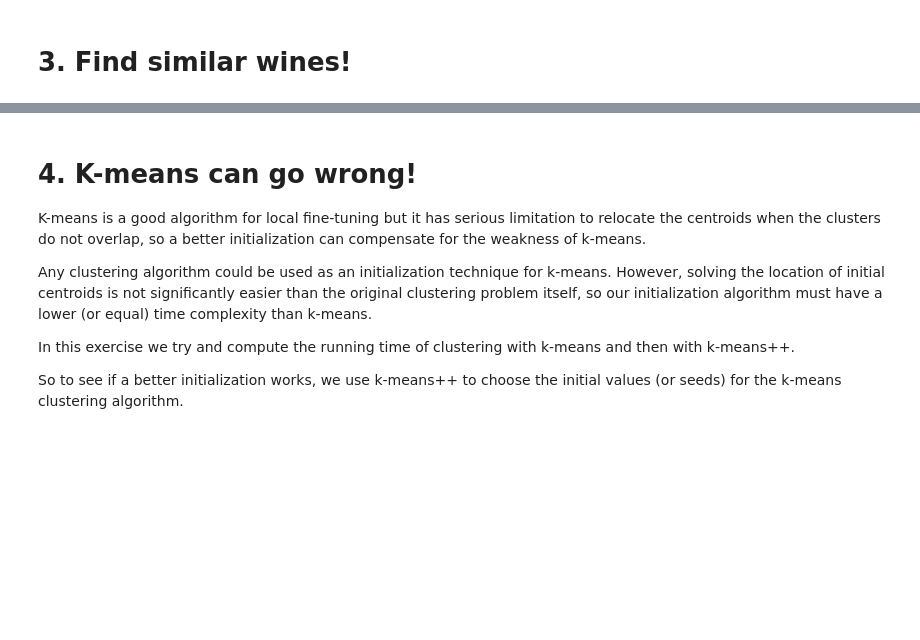
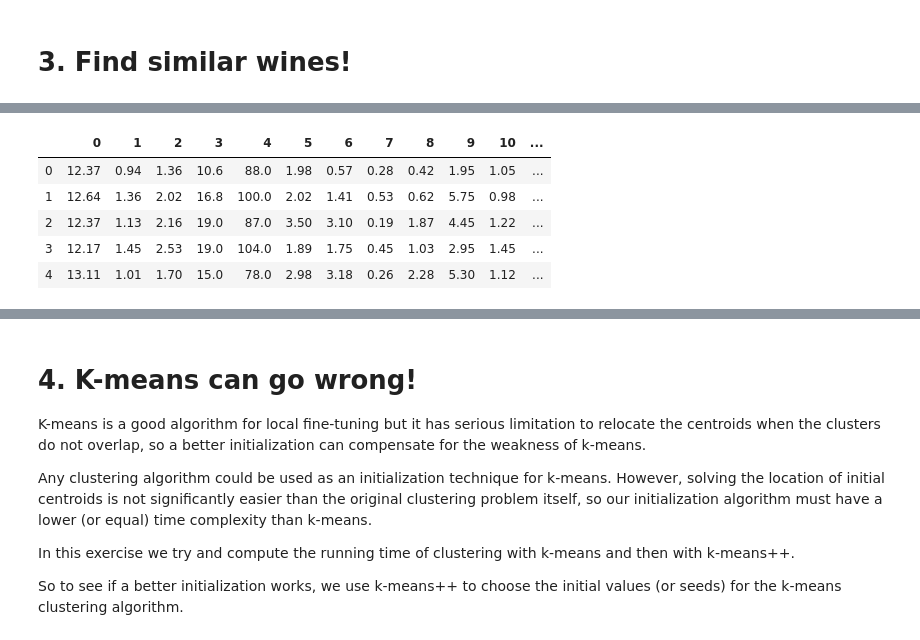
Before and after one commit to silviuspac/ADM-Homework4, a Jupyter notebook: main.ipynb, the cells around one changed output, grey strips where cells are left out. Saved outputs shown, nothing was run; the diff lists cells and outputs as text; code cells hidden in the pictures; blank space fills up the shorter version.

```diff
--- a/main.ipynb
+++ b/main.ipynb
@@ -334,0 +461,9 @@ This is thw worst case, in fact if $ M >>> N :  O(M^2*N) \rightarrow O(M^2) $
+# %%
+clusters_df.head(5)
+# %% [output]
+|  | 0 | 1 | 2 | 3 | 4 | 5 | 6 | 7 | 8 | 9 | 10 | ... |
+| 0 | 12.37 | 0.94 | 1.36 | 10.6 | 88.0 | 1.98 | 0.57 | 0.28 | 0.42 | 1.95 | 1.05 | ... |
+| 1 | 12.64 | 1.36 | 2.02 | 16.8 | 100.0 | 2.02 | 1.41 | 0.53 | 0.62 | 5.75 | 0.98 | ... |
+| 2 | 12.37 | 1.13 | 2.16 | 19.0 | 87.0 | 3.50 | 3.10 | 0.19 | 1.87 | 4.45 | 1.22 | ... |
+| 3 | 12.17 | 1.45 | 2.53 | 19.0 | 104.0 | 1.89 | 1.75 | 0.45 | 1.03 | 2.95 | 1.45 | ... |
+| 4 | 13.11 | 1.01 | 1.70 | 15.0 | 78.0 | 2.98 | 3.18 | 0.26 | 2.28 | 5.30 | 1.12 | ... |
```
Also changed, not shown: parts of 22 cells of this notebook.
